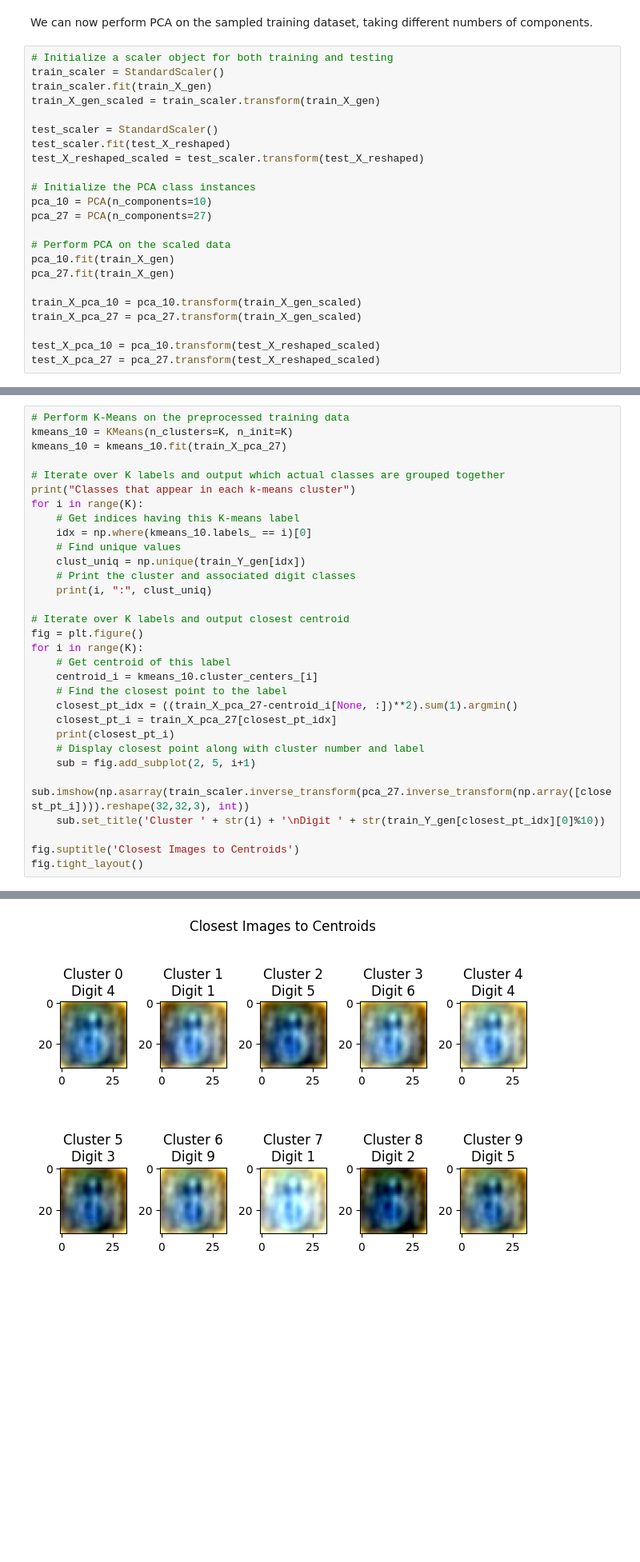
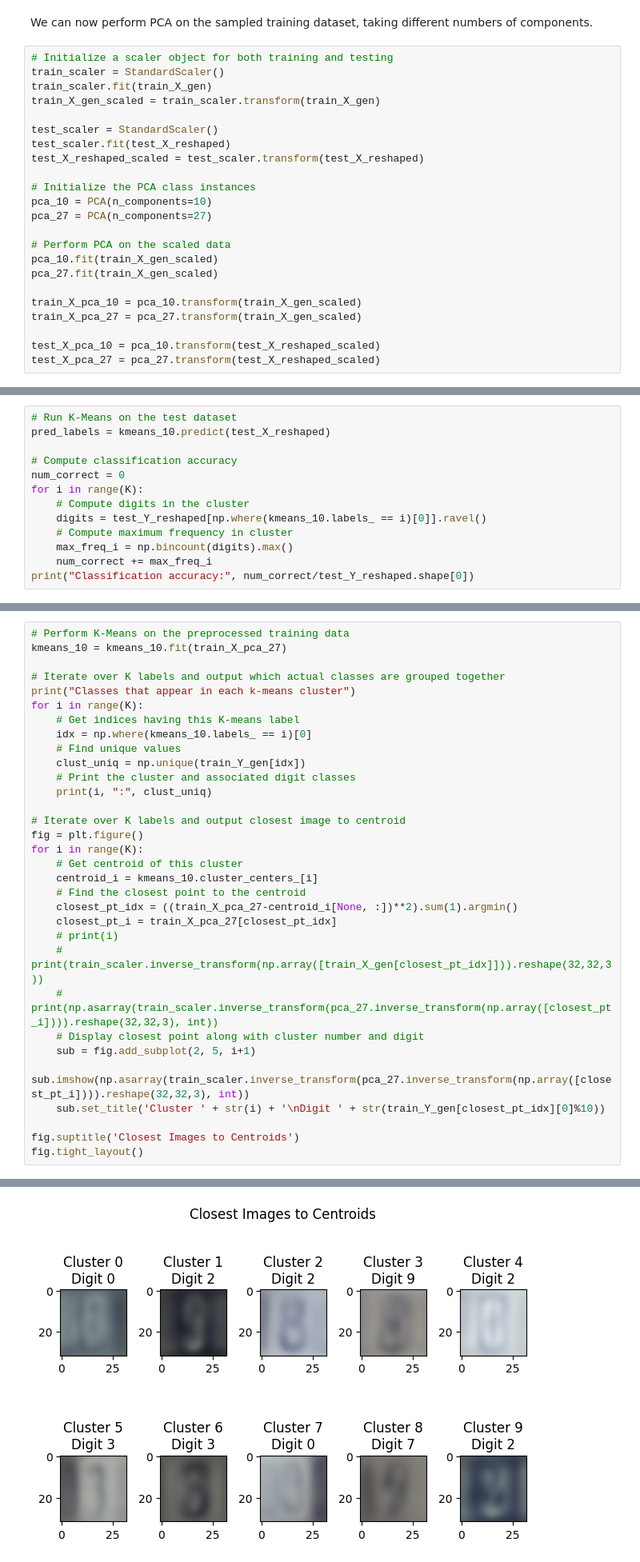
Before and after one commit to goats-9/cs3390, a Jupyter notebook: assignments/02/P2/P2.ipynb, the cells around one changed output, grey strips where cells are left out. Shown: that part at 80% size. Saved outputs shown, nothing was run; the diff lists cells and outputs as text; blank space fills up the shorter version.

Commit message:
Complete evaluation of k-means

```diff
--- a/assignments/02/P2/P2.ipynb
+++ b/assignments/02/P2/P2.ipynb
@@ -134,8 +135,8 @@ pca_10 = PCA(n_components=10)
 pca_27 = PCA(n_components=27)
 
 # Perform PCA on the scaled data
-pca_10.fit(train_X_gen)
-pca_27.fit(train_X_gen)
+pca_10.fit(train_X_gen_scaled)
+pca_27.fit(train_X_gen_scaled)
 
 train_X_pca_10 = pca_10.transform(train_X_gen_scaled)
 train_X_pca_27 = pca_27.transform(train_X_gen_scaled)
@@ -227,0 +246,13 @@ Average purity: 0.12452878838342352
+# %%
+# Run K-Means on the test dataset
+pred_labels = kmeans_10.predict(test_X_reshaped)
+
+# Compute classification accuracy
+num_correct = 0
+for i in range(K):
+    # Compute digits in the cluster
+    digits = test_Y_reshaped[np.where(kmeans_10.labels_ == i)[0]].ravel()
+    # Compute maximum frequency in cluster
+    max_freq_i = np.bincount(digits).max()
+    num_correct += max_freq_i
+print("Classification accuracy:", num_correct/test_Y_reshaped.shape[0])
@@ -229,7 +262,6 @@ Average purity: 0.12452878838342352
 ### Using 27 Eigenvectors
 # %%
 # Perform K-Means on the preprocessed training data
-kmeans_10 = KMeans(n_clusters=K, n_init=K)
 kmeans_10 = kmeans_10.fit(train_X_pca_27)
 
 # Iterate over K labels and output which actual classes are grouped together
@@ -242,16 +274,18 @@ for i in range(K):
     # Print the cluster and associated digit classes
     print(i, ":", clust_uniq)
 
-# Iterate over K labels and output closest centroid
+# Iterate over K labels and output closest image to centroid
 fig = plt.figure()
 for i in range(K):
-    # Get centroid of this label
+    # Get centroid of this cluster
     centroid_i = kmeans_10.cluster_centers_[i]
-    # Find the closest point to the label
+    # Find the closest point to the centroid
     closest_pt_idx = ((train_X_pca_27-centroid_i[None, :])**2).sum(1).argmin()
     closest_pt_i = train_X_pca_27[closest_pt_idx]
-    print(closest_pt_i)
-    # Display closest point along with cluster number and label
+    # print(i)
+    # print(train_scaler.inverse_transform(np.array([train_X_gen[closest_pt_idx]])).reshape(32,32,3))
+    # print(np.asarray(train_scaler.inverse_transform(pca_27.inverse_transform(np.array([closest_pt_i]))).reshape(32,32,3), int))
+    # Display closest point along with cluster number and digit
     sub = fig.add_subplot(2, 5, i+1)
     sub.imshow(np.asarray(train_scaler.inverse_transform(pca_27.inverse_transform(np.array([closest_pt_i]))).reshape(32,32,3), int))
     sub.set_title('Cluster ' + str(i) + '\nDigit ' + str(train_Y_gen[closest_pt_idx][0]%10))
@@ -306,3 +307,3 @@ Clipping input data to the valid range for imshow with RGB data ([0..1] for floa
-[figure, old version]
+[figure, new version]
 # %% [markdown]
 #### Evaluation Metrics
```
Also changed, not shown: parts of 29 cells of this notebook.
